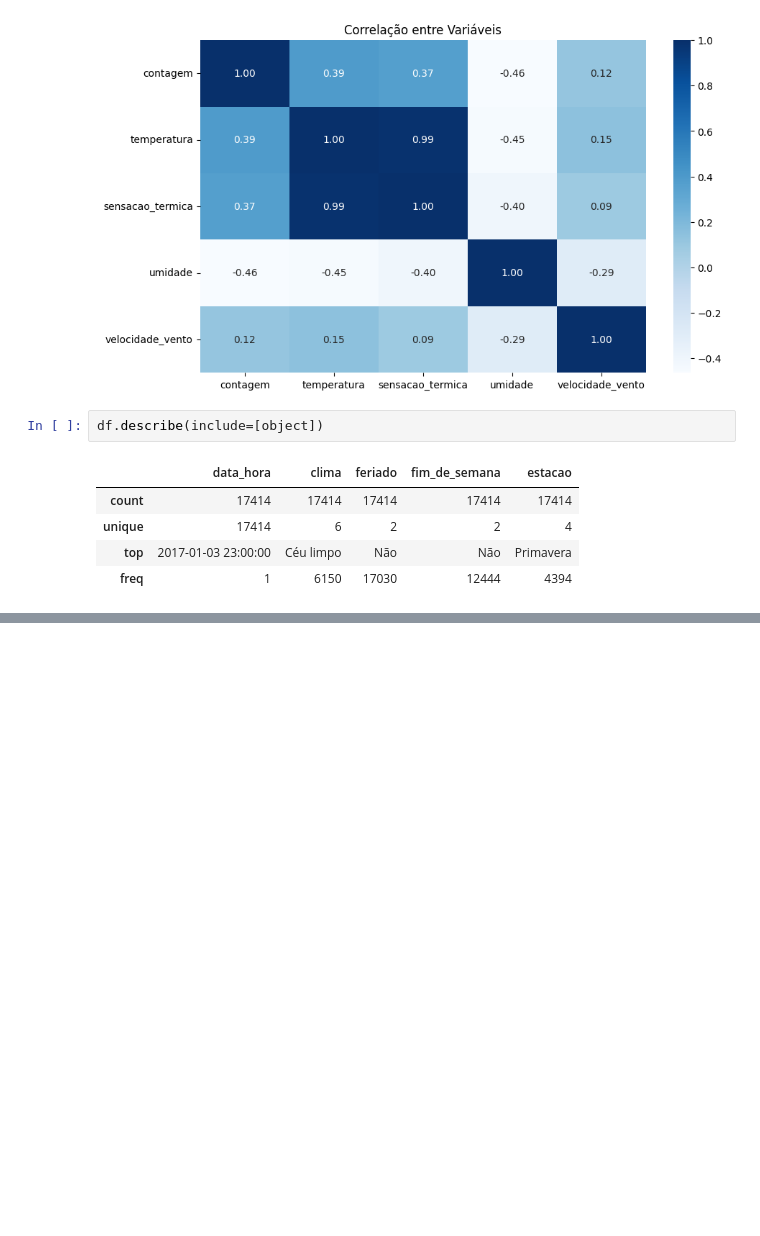
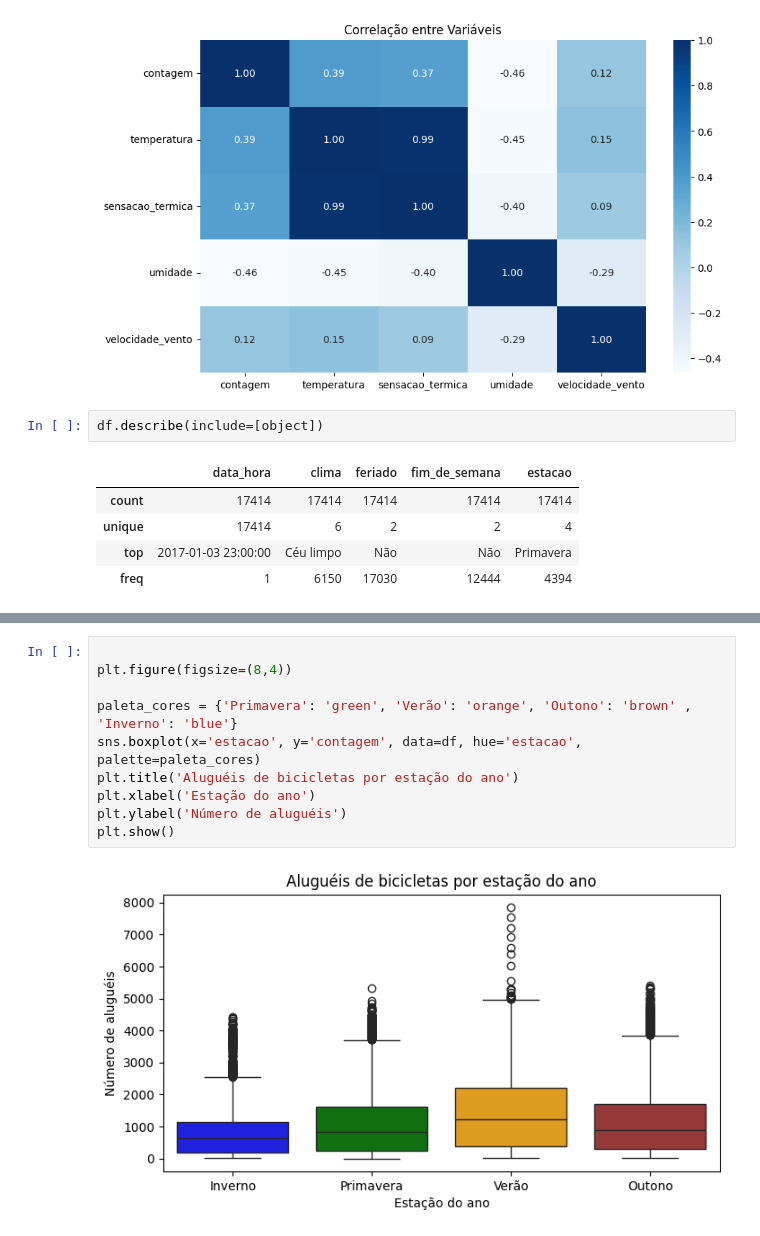
Before and after one commit to caioguimaraes18/ml-predicao-bicicletas, a Jupyter notebook: Notebooks/eda.ipynb, the cells around one changed output, grey strips where cells are left out. Saved outputs shown, nothing was run; the diff lists cells and outputs as text; blank space fills up the shorter version.

```diff
--- a/Notebooks/eda.ipynb
+++ b/Notebooks/eda.ipynb
@@ -93,0 +167,12 @@ df.describe(include=[object])
+# %%
+
+plt.figure(figsize=(8,4))
+
+paleta_cores = {'Primavera': 'green', 'Verão': 'orange', 'Outono': 'brown' , 'Inverno': 'blue'}
+sns.boxplot(x='estacao', y='contagem', data=df, hue='estacao', palette=paleta_cores)
+plt.title('Aluguéis de bicicletas por estação do ano')
+plt.xlabel('Estação do ano')
+plt.ylabel('Número de aluguéis')
+plt.show()
+# %% [output]
+[figure, added]
```
Also changed, not shown: parts of 7 cells of this notebook.
